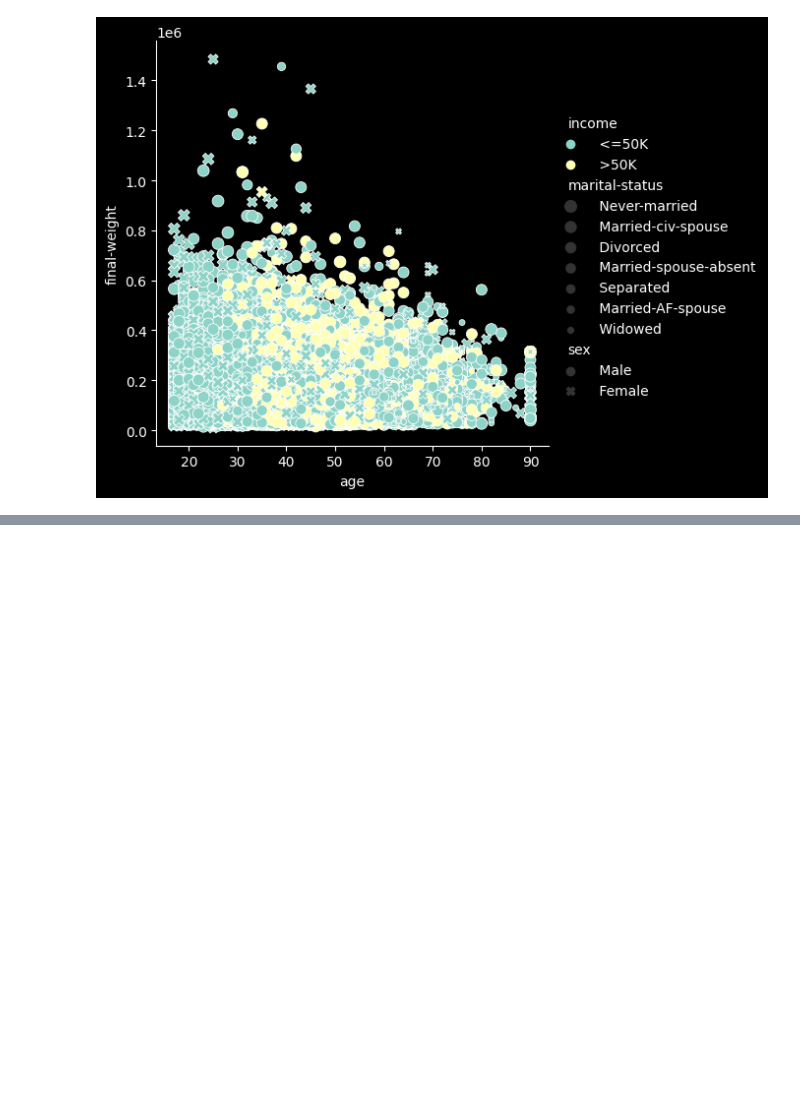
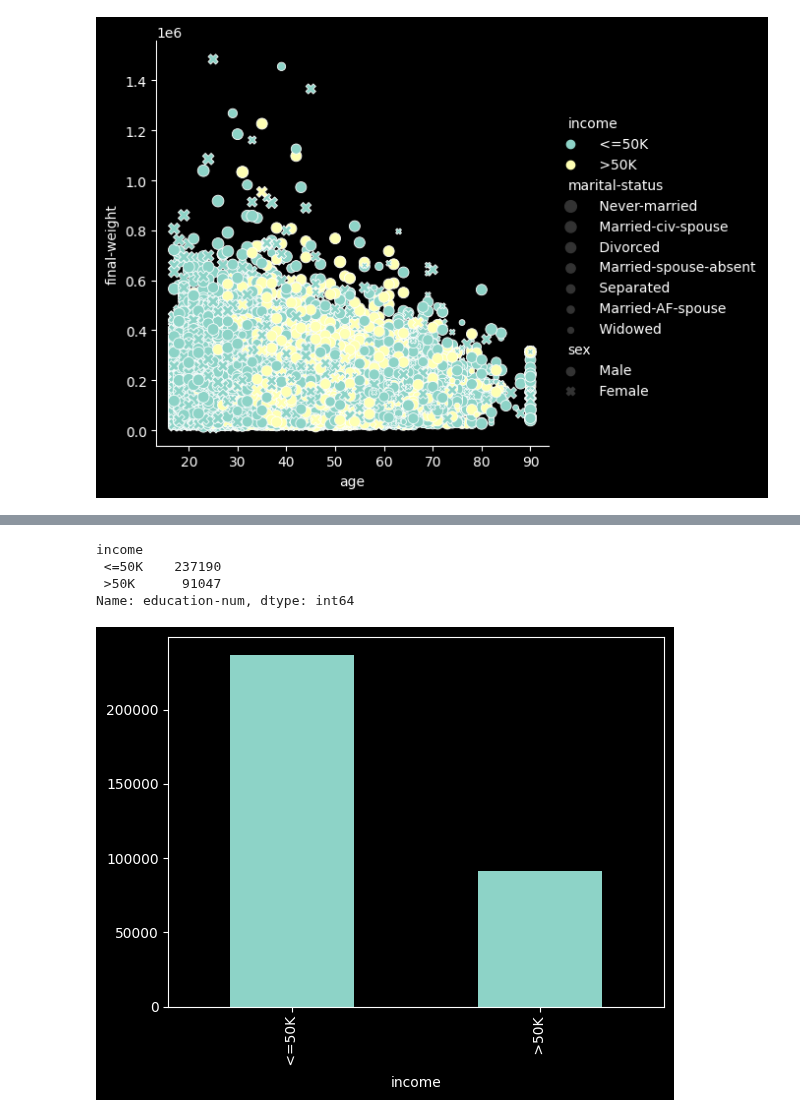
Before and after one commit to Joao-Inacio/Statistics_for-Data_Science, a Jupyter notebook: Visualizacao/Graficos.ipynb, the cells around one changed output, grey strips where cells are left out. Saved outputs shown, nothing was run; the diff lists cells and outputs as text; code cells hidden in the pictures; blank space fills up the shorter version.

```diff
--- a/Visualizacao/Graficos.ipynb
+++ b/Visualizacao/Graficos.ipynb
@@ -32,0 +42,14 @@ sns.relplot(
+# %%
+# Agrupando os dados
+ds_agrupados = ds.groupby(['income'])['education-num'].sum()
+ds_agrupados
+# %% [output]
+income
+ <=50K    237190
+ >50K      91047
+Name: education-num, dtype: int64
+# %%
+# Gráfico de barra
+ds_agrupados.plot.bar();
+# %% [output]
+[figure, added]
```
Also changed, not shown: parts of 4 cells of this notebook.
